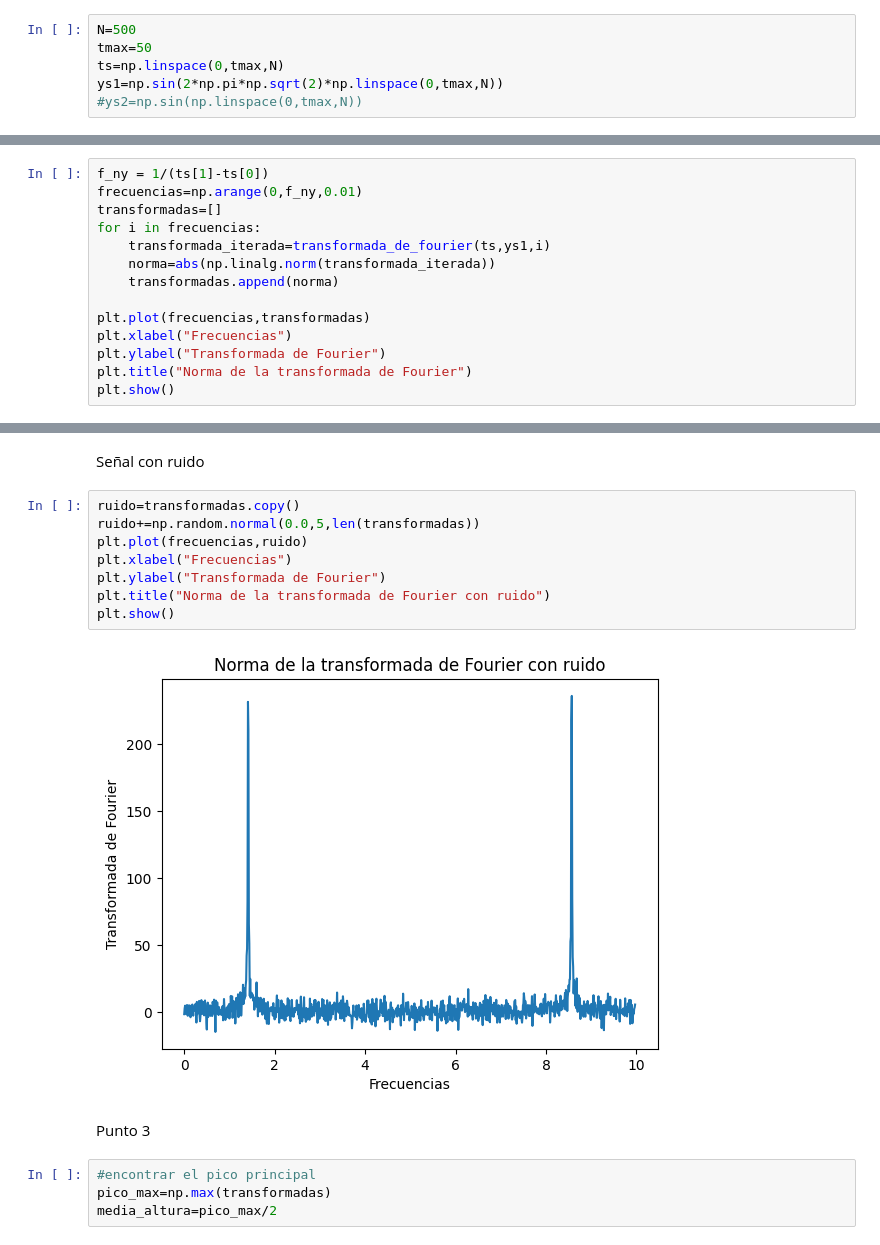
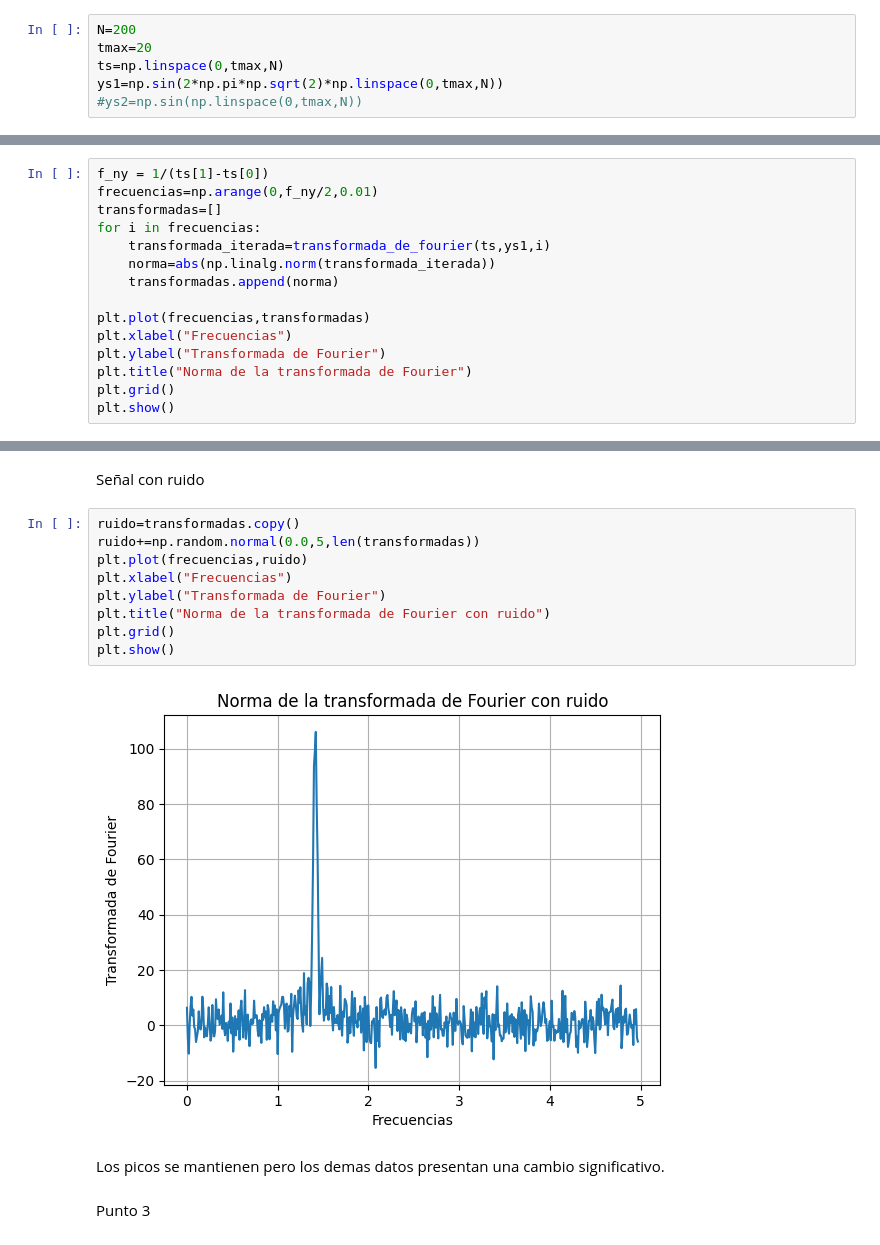
Before and after one commit to Metodos-Computacionales-II/Talleres, a Jupyter notebook: Taller_1.ipynb, the cells around one changed output, grey strips where cells are left out. Drawn from its saved outputs; the diff is of its cells as text.

```diff
--- a/Taller_1.ipynb
+++ b/Taller_1.ipynb
@@ -15,8 +15,8 @@ def transformada_de_fourier(ts,ys,f):
 # %% [markdown]
 Punto 2
 # %%
-N=500
-tmax=50
+N=200
+tmax=20
 ts=np.linspace(0,tmax,N)
 ys1=np.sin(2*np.pi*np.sqrt(2)*np.linspace(0,tmax,N))
 #ys2=np.sin(np.linspace(0,tmax,N))
@@ -29,7 +29,7 @@ transformada_de_fourier(ts,ys1,0.1)
 Graficando
 # %%
 f_ny = 1/(ts[1]-ts[0])
-frecuencias=np.arange(0,f_ny,0.01)
+frecuencias=np.arange(0,f_ny/2,0.01)
 transformadas=[]
 for i in frecuencias:
     transformada_iterada=transformada_de_fourier(ts,ys1,i)
@@ -40,5 +40,6 @@ plt.plot(frecuencias,transformadas)
 plt.xlabel("Frecuencias")
 plt.ylabel("Transformada de Fourier")
 plt.title("Norma de la transformada de Fourier")
+plt.grid()
 plt.show()
 # %% [output]
@@ -48,16 +49,15 @@ Señal con ruido
 # %%
 ruido=transformadas.copy()
 ruido+=np.random.normal(0.0,5,len(transformadas))
 plt.plot(frecuencias,ruido)
 plt.xlabel("Frecuencias")
 plt.ylabel("Transformada de Fourier")
 plt.title("Norma de la transformada de Fourier con ruido")
+plt.grid()
 plt.show()
 # %% [output]
-[figure, old version]
+[figure, new version]
+# %% [markdown]
+Los picos se mantienen pero los demas datos presentan una cambio significativo.
 # %% [markdown]
 Punto 3
-# %%
-#encontrar el pico principal
-pico_max=np.max(transformadas)
-media_altura=pico_max/2
```
Also changed, not shown: parts of 7 cells of this notebook.
